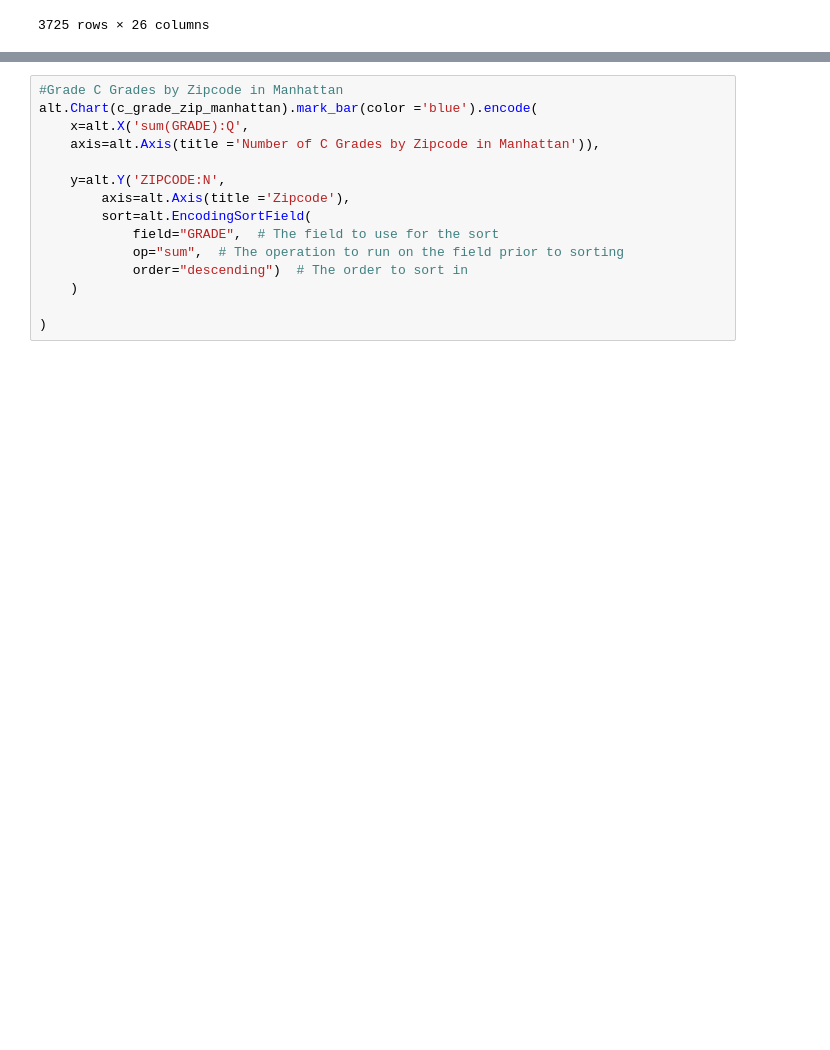
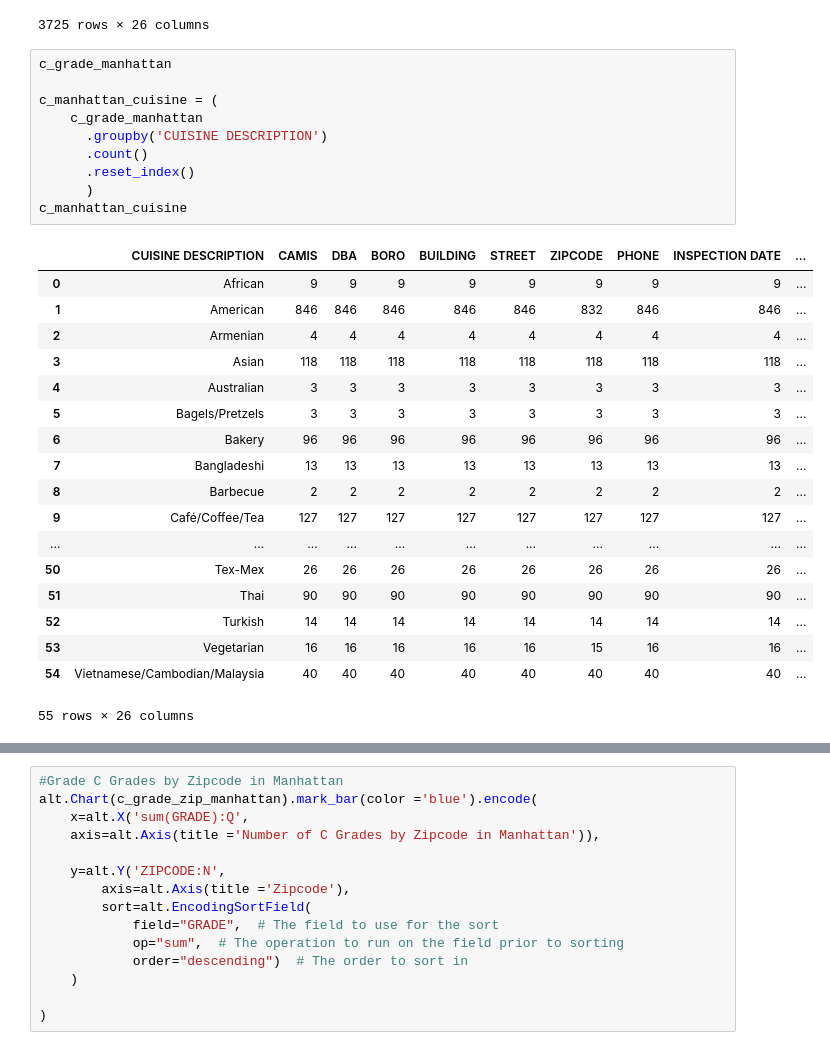
Before and after one commit to Andrii0/DSEI27_Visualization, a Jupyter notebook: NYC Restaurant Inspection Visualizations with Altair.ipynb, the cells around one changed output, grey strips where cells are left out. Drawn from its saved outputs; the diff is of its cells as text; blank space fills up the shorter version.

Commit message:
added Grade C Grades by cuisine type in Manhattan

```diff
--- a/NYC Restaurant Inspection Visualizations with Altair.ipynb
+++ b/NYC Restaurant Inspection Visualizations with Altair.ipynb
@@ -308,3 +344,32 @@ c_grade_zip_manhattan
 | 396843 | 50072316 | BUTTERCUP BAKESHOP | Manhattan | 973 | 2ND AVE | 10022.0 | 6466109258 | Bakery | 2019-08-23 | ... |
 | 396944 | 41474954 | MIKADO BISTRO | Manhattan | 525 | 6 AVENUE | 10011.0 | 2122559981 | Japanese | 2019-04-30 | ... |
 3725 rows × 26 columns
+# %%
+c_grade_manhattan
+
+c_manhattan_cuisine = (
+    c_grade_manhattan
+      .groupby('CUISINE DESCRIPTION')
+      .count()
+      .reset_index()
+      )
+c_manhattan_cuisine
+# %% [output]
+|  | CUISINE DESCRIPTION | CAMIS | DBA | BORO | BUILDING | STREET | ZIPCODE | PHONE | INSPECTION DATE | ... |
+| 0 | African | 9 | 9 | 9 | 9 | 9 | 9 | 9 | 9 | ... |
+| 1 | American | 846 | 846 | 846 | 846 | 846 | 832 | 846 | 846 | ... |
+| 2 | Armenian | 4 | 4 | 4 | 4 | 4 | 4 | 4 | 4 | ... |
+| 3 | Asian | 118 | 118 | 118 | 118 | 118 | 118 | 118 | 118 | ... |
+| 4 | Australian | 3 | 3 | 3 | 3 | 3 | 3 | 3 | 3 | ... |
+| 5 | Bagels/Pretzels | 3 | 3 | 3 | 3 | 3 | 3 | 3 | 3 | ... |
+| 6 | Bakery | 96 | 96 | 96 | 96 | 96 | 96 | 96 | 96 | ... |
+| 7 | Bangladeshi | 13 | 13 | 13 | 13 | 13 | 13 | 13 | 13 | ... |
+| 8 | Barbecue | 2 | 2 | 2 | 2 | 2 | 2 | 2 | 2 | ... |
+| 9 | Café/Coffee/Tea | 127 | 127 | 127 | 127 | 127 | 127 | 127 | 127 | ... |
+| ... | ... | ... | ... | ... | ... | ... | ... | ... | ... | ... |
+| 50 | Tex-Mex | 26 | 26 | 26 | 26 | 26 | 26 | 26 | 26 | ... |
+| 51 | Thai | 90 | 90 | 90 | 90 | 90 | 90 | 90 | 90 | ... |
+| 52 | Turkish | 14 | 14 | 14 | 14 | 14 | 14 | 14 | 14 | ... |
+| 53 | Vegetarian | 16 | 16 | 16 | 16 | 16 | 15 | 16 | 16 | ... |
+| 54 | Vietnamese/Cambodian/Malaysia | 40 | 40 | 40 | 40 | 40 | 40 | 40 | 40 | ... |
+55 rows × 26 columns
```
Also changed, not shown: parts of 4 cells of this notebook.
